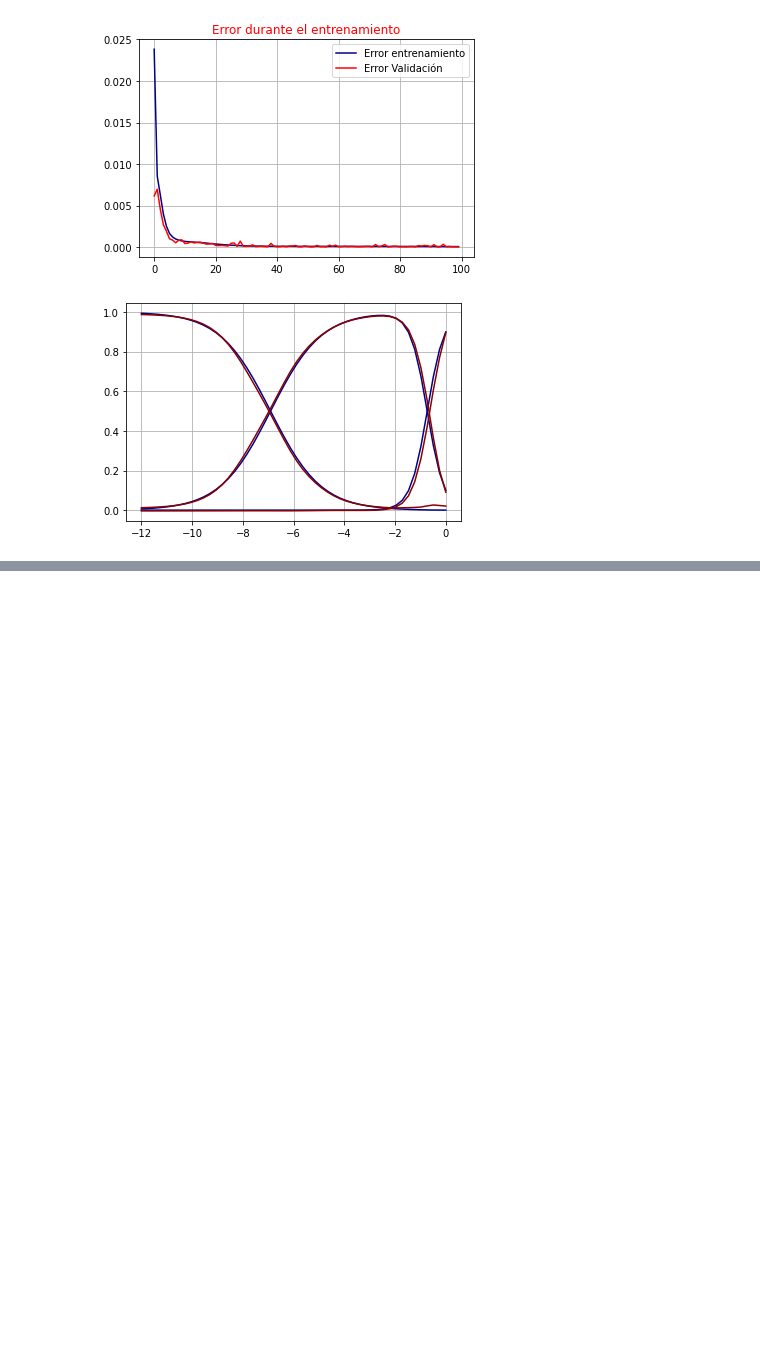
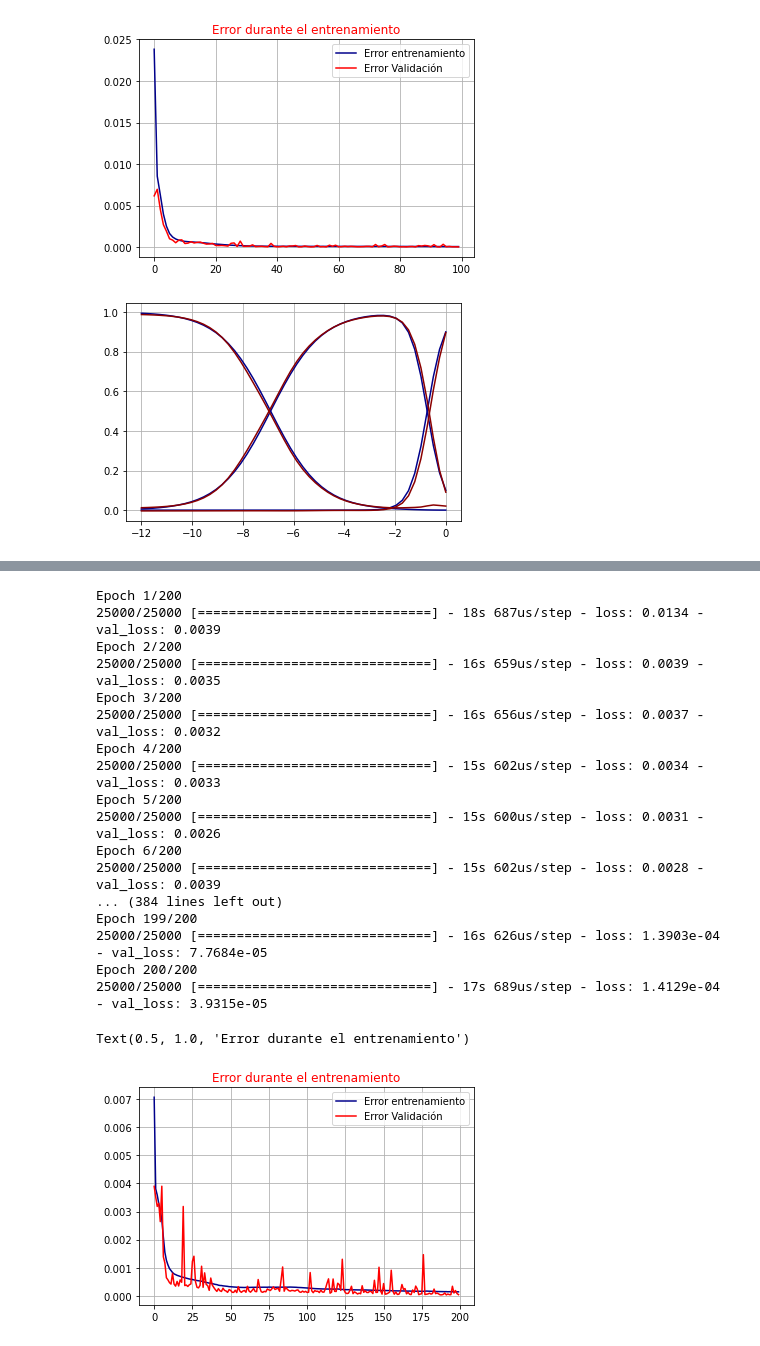
Before and after one commit to JuanDDiosRojas/NeuralNetworks, a Jupyter notebook: Entrenamiento Soluciones EDO.ipynb, the cells around one changed output, grey strips where cells are left out. Saved outputs shown, nothing was run; the diff lists cells and outputs as text; code cells hidden in the pictures; blank space fills up the shorter version.

```diff
--- a/Entrenamiento Soluciones EDO.ipynb
+++ b/Entrenamiento Soluciones EDO.ipynb
@@ -165,0 +194,79 @@ plt.grid()
+# %%
+O_m=np.linspace(0.1,1.1,50)
+O_r=np.linspace(0.0001,0.0010,50)
+t=np.linspace(0,-12,50)
+# %%
+Y0=[]
+#este ciclo llena la lista fijando un Om y pasando todos los Or
+for i in O_m:
+    for j in O_r:
+        Y0.extend(EDO(t,i,j))
+Y0=np.array(Y0)
+
+X0=[]
+for Om in O_m:
+    for Or in O_r:
+        for T in t:
+            X0.append([T,Om,Or])
+X0=np.array(X0)
+# %%
+#Dos paredes ocultas
+nodos=100
+split_size=0.8
+learning_rate=0.001
+epocas=200
+
+#Separamos los datos en validación y entrenamiento
+X_learn,Y_learn,X_val,Y_val=split(X0,Y0,split_size)
+
+#Armamos el modelo con estructura 'Sequential'
+model=models.Sequential()
+
+#la primer capa recibe un numero solamente, usaremos sigmoide como función de activación para la capa oculta
+capa1=layers.Dense(nodos, input_shape=(3,),use_bias=1,activation='sigmoid')
+capa2=layers.Dense(nodos,use_bias=1,activation='sigmoid')
+
+#para la capa de salida usamos Id como activación
+salida=layers.Dense(3,use_bias=1)
+
+#armamos el modelo
+model.add(capa1)
+model.add(capa2)
+model.add(salida)
+#Ahora definimos el paso de compilación, con learning rate=0.001
+#Función de error cuadrático medio
+
+
+model.compile(optimizer=optimizers.RMSprop(lr=learning_rate), loss='mse')
+
+#por último traemos los datos de entrenamiento y los procesamos con 'fit()'
+history=model.fit(X_learn,Y_learn,validation_data=(X_val, Y_val),batch_size=4,epochs=epocas,shuffle=True)
+
+error=history.history['loss']
+exac=history.history['val_loss']
+epochs=np.arange(0,len(error))
+plt.plot(epochs,error,label='Error entrenamiento',color='darkblue')
+plt.plot(epochs,exac,label='Error Validación',color='r')
+plt.legend()
+plt.grid()
+plt.title('Error durante el entrenamiento',color='red')
+# %% [output]
+Epoch 1/200
+25000/25000 [==============================] - 18s 687us/step - loss: 0.0134 - val_loss: 0.0039
+Epoch 2/200
+25000/25000 [==============================] - 16s 659us/step - loss: 0.0039 - val_loss: 0.0035
+Epoch 3/200
+25000/25000 [==============================] - 16s 656us/step - loss: 0.0037 - val_loss: 0.0032
+Epoch 4/200
+25000/25000 [==============================] - 15s 602us/step - loss: 0.0034 - val_loss: 0.0033
+Epoch 5/200
+25000/25000 [==============================] - 15s 600us/step - loss: 0.0031 - val_loss: 0.0026
+Epoch 6/200
+25000/25000 [==============================] - 15s 602us/step - loss: 0.0028 - val_loss: 0.0039
+... (384 lines left out)
+Epoch 199/200
+25000/25000 [==============================] - 16s 626us/step - loss: 1.3903e-04 - val_loss: 7.7684e-05
+Epoch 200/200
+25000/25000 [==============================] - 17s 689us/step - loss: 1.4129e-04 - val_loss: 3.9315e-05
+Text(0.5, 1.0, 'Error durante el entrenamiento')
+[figure, added]
```
Also changed, not shown: parts of 7 cells of this notebook.
